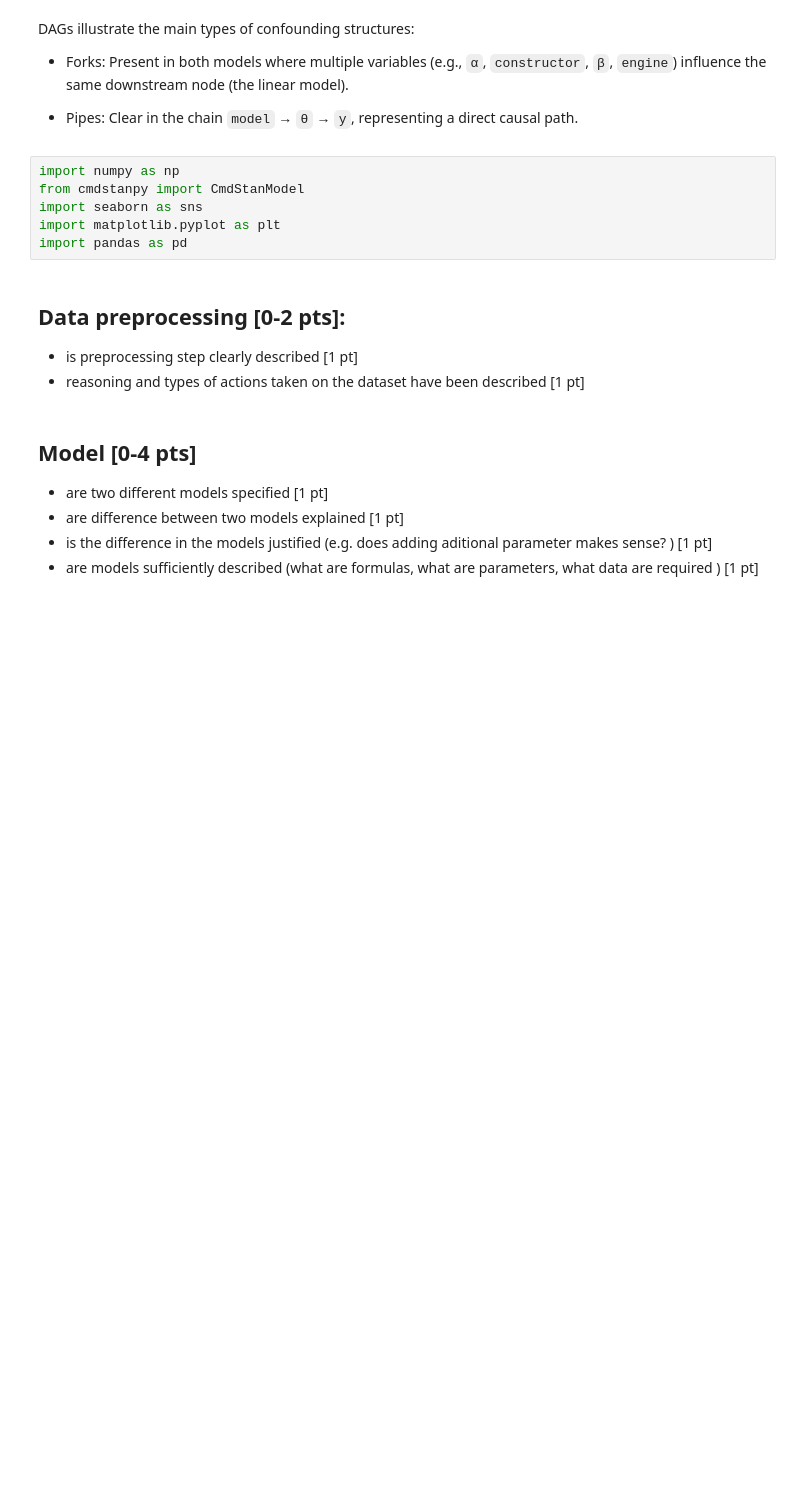
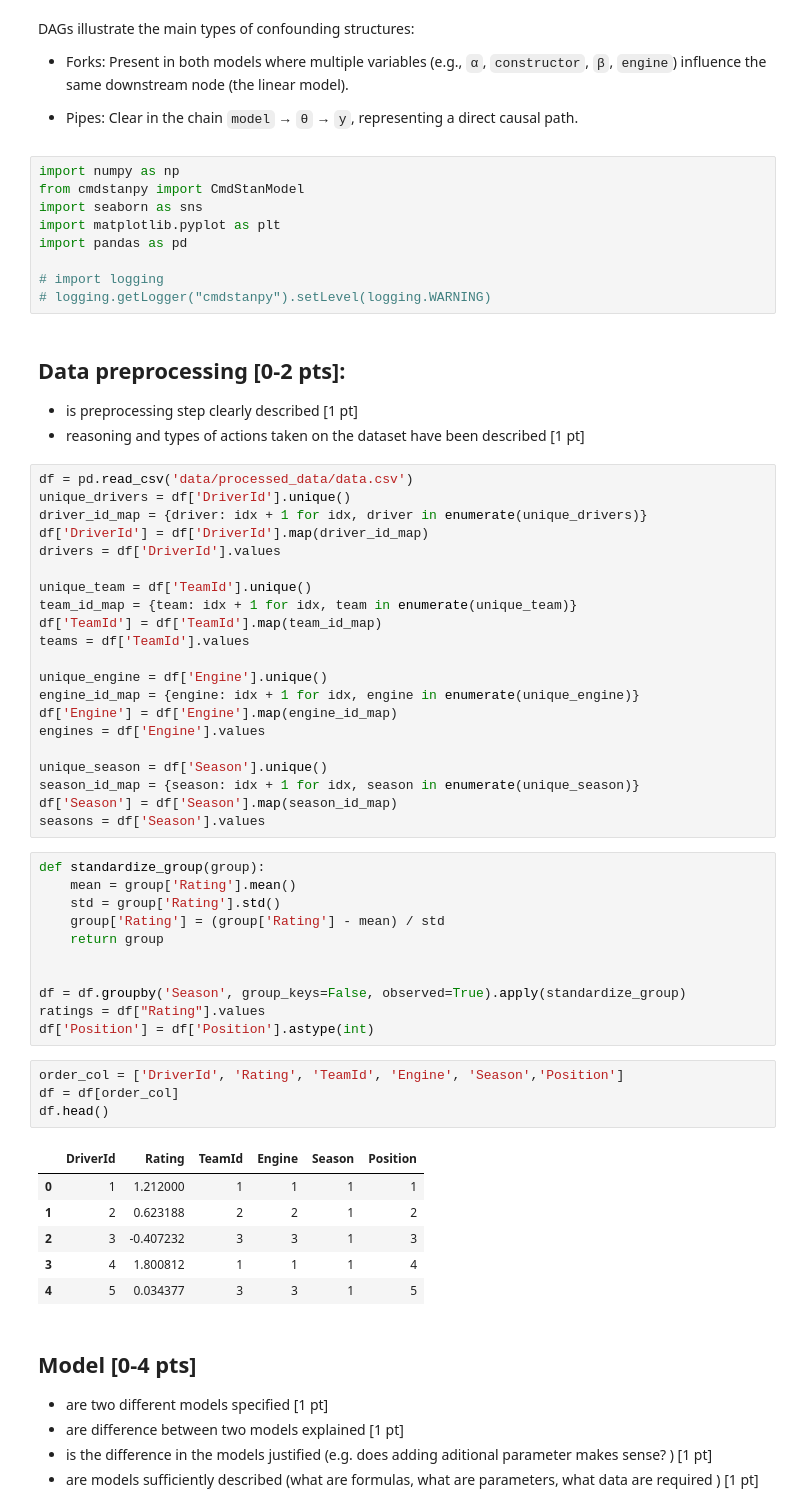
Before and after one commit to Klaudiusz1212/F1_bayesian, a Jupyter notebook: ISZ_Lukasz_Filo_Klaudiusz_Grobelski.ipynb, the cells around one changed output. Cells and saved outputs as stored; diff of their text form; blank space fills up the shorter version.

```diff
--- a/ISZ_Lukasz_Filo_Klaudiusz_Grobelski.ipynb
+++ b/ISZ_Lukasz_Filo_Klaudiusz_Grobelski.ipynb
@@ -37,10 +37,56 @@ from cmdstanpy import CmdStanModel
 import seaborn as sns
 import matplotlib.pyplot as plt
 import pandas as pd
+
+# import logging
+# logging.getLogger("cmdstanpy").setLevel(logging.WARNING)
 # %% [markdown]
 ## Data preprocessing [0-2 pts]:
 - is preprocessing step clearly described [1 pt]
 - reasoning and types of actions taken on the dataset have been described [1 pt]
+# %%
+df = pd.read_csv('data/processed_data/data.csv')
+unique_drivers = df['DriverId'].unique()
+driver_id_map = {driver: idx + 1 for idx, driver in enumerate(unique_drivers)}
+df['DriverId'] = df['DriverId'].map(driver_id_map)
+drivers = df['DriverId'].values
+
+unique_team = df['TeamId'].unique()
+team_id_map = {team: idx + 1 for idx, team in enumerate(unique_team)}
+df['TeamId'] = df['TeamId'].map(team_id_map)
+teams = df['TeamId'].values
+
+unique_engine = df['Engine'].unique()
+engine_id_map = {engine: idx + 1 for idx, engine in enumerate(unique_engine)}
+df['Engine'] = df['Engine'].map(engine_id_map)
+engines = df['Engine'].values
+
+unique_season = df['Season'].unique()
+season_id_map = {season: idx + 1 for idx, season in enumerate(unique_season)}
+df['Season'] = df['Season'].map(season_id_map)
+seasons = df['Season'].values
+# %%
+def standardize_group(group):
+    mean = group['Rating'].mean()
+    std = group['Rating'].std()
+    group['Rating'] = (group['Rating'] - mean) / std
+    return group
+
+
+df = df.groupby('Season', group_keys=False, observed=True).apply(standardize_group)
+ratings = df["Rating"].values
+df['Position'] = df['Position'].astype(int)
+# %%
+order_col = ['DriverId', 'Rating', 'TeamId', 'Engine', 'Season','Position']
+df = df[order_col]
+df.head()
+# %% [output]
+|  | DriverId | Rating | TeamId | Engine | Season | Position |
+| 0 | 1 | 1.212000 | 1 | 1 | 1 | 1 |
+| 1 | 2 | 0.623188 | 2 | 2 | 1 | 2 |
+| 2 | 3 | -0.407232 | 3 | 3 | 1 | 3 |
+| 3 | 4 | 1.800812 | 1 | 1 | 1 | 4 |
+| 4 | 5 | 0.034377 | 3 | 3 | 1 | 5 |
 # %% [markdown]
 ## Model [0-4 pts]
 - are two different models specified [1 pt]
```
Also changed, not shown: parts of 24 cells of this notebook, 18 other files.
